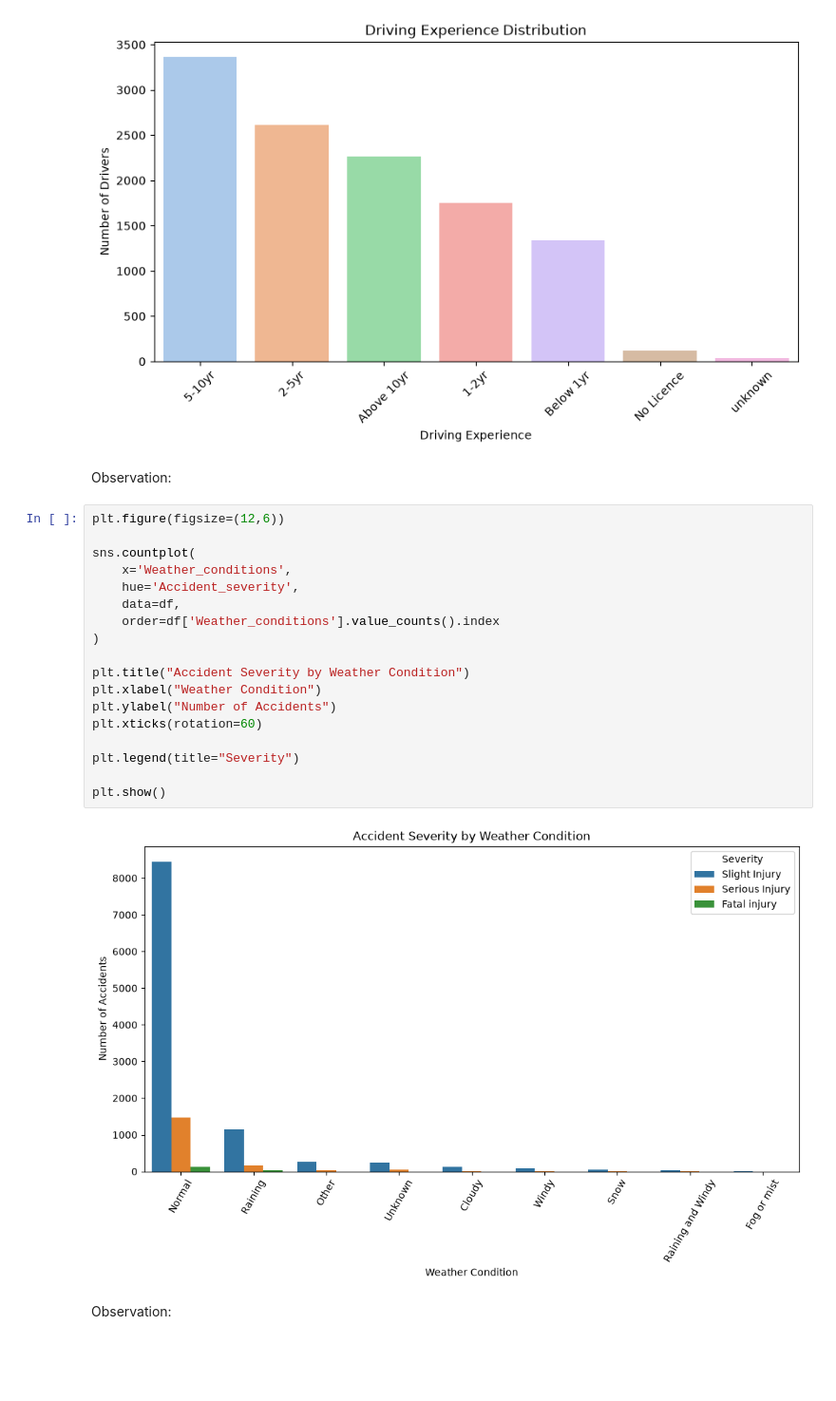
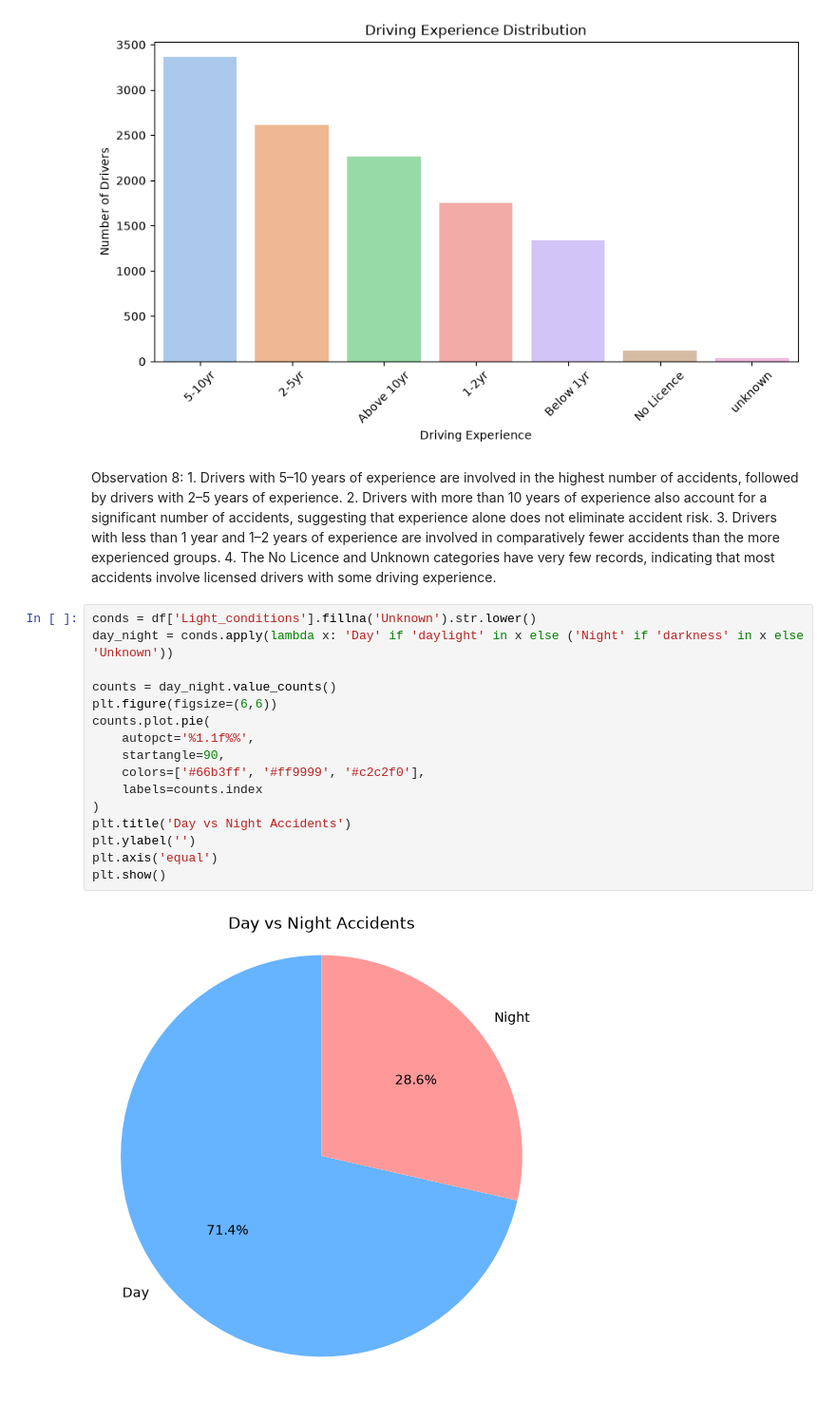
Before and after one commit to KomalKumari27/Road_Accident_Severity_Analyzer, a Jupyter notebook: notebook/01_eda.ipynb, the cells around one changed output. Shown at 95% size. Cells and saved outputs as stored; diff of their text form; blank space fills up the shorter version.

Commit message:
Complete exploratory data analysis and visualizations

```diff
--- a/notebook/01_eda.ipynb
+++ b/notebook/01_eda.ipynb
@@ -299,26 +311,25 @@ Passing `palette` without assigning `hue` is deprecated and will be removed in v
   sns.countplot(
 [figure]
 # %% [markdown]
-Observation:
+Observation 8: 1. Drivers with 5–10 years of experience are involved in the highest number of accidents, followed by drivers with 2–5 years of experience.
+               2. Drivers with more than 10 years of experience also account for a significant number of accidents, suggesting that experience alone does not eliminate accident risk.
+               3. Drivers with less than 1 year and 1–2 years of experience are involved in comparatively fewer accidents than the more experienced groups.
+               4. The No Licence and Unknown categories have very few records, indicating that most accidents involve licensed drivers with some driving experience.
-# %%
-plt.figure(figsize=(12,6))
-
-sns.countplot(
-    x='Weather_conditions',
-    hue='Accident_severity',
-    data=df,
-    order=df['Weather_conditions'].value_counts().index
-)
-
-plt.title("Accident Severity by Weather Condition")
-plt.xlabel("Weather Condition")
-plt.ylabel("Number of Accidents")
-plt.xticks(rotation=60)
-
-plt.legend(title="Severity")
-
-plt.show()
-# %% [output]
-[figure, removed]
-# %% [markdown]
-Observation:
+# %%
+conds = df['Light_conditions'].fillna('Unknown').str.lower()
+day_night = conds.apply(lambda x: 'Day' if 'daylight' in x else ('Night' if 'darkness' in x else 'Unknown'))
+
+counts = day_night.value_counts()
+plt.figure(figsize=(6,6))
+counts.plot.pie(
+    autopct='%1.1f%%',
+    startangle=90,
+    colors=['#66b3ff', '#ff9999', '#c2c2f0'],
+    labels=counts.index
+)
+plt.title('Day vs Night Accidents')
+plt.ylabel('')
+plt.axis('equal')
+plt.show()
+# %% [output]
+[figure, added]
```
Also changed, not shown: parts of 8 cells of this notebook.
